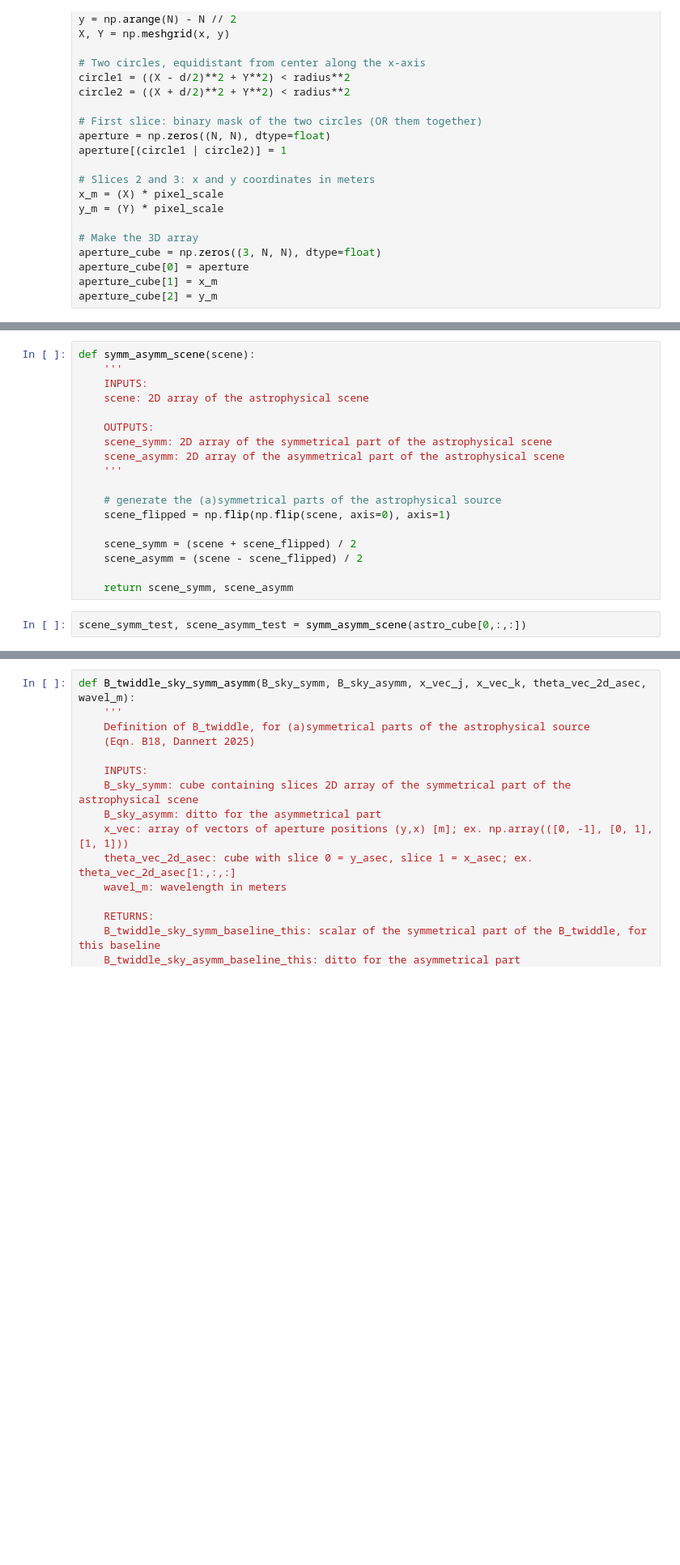
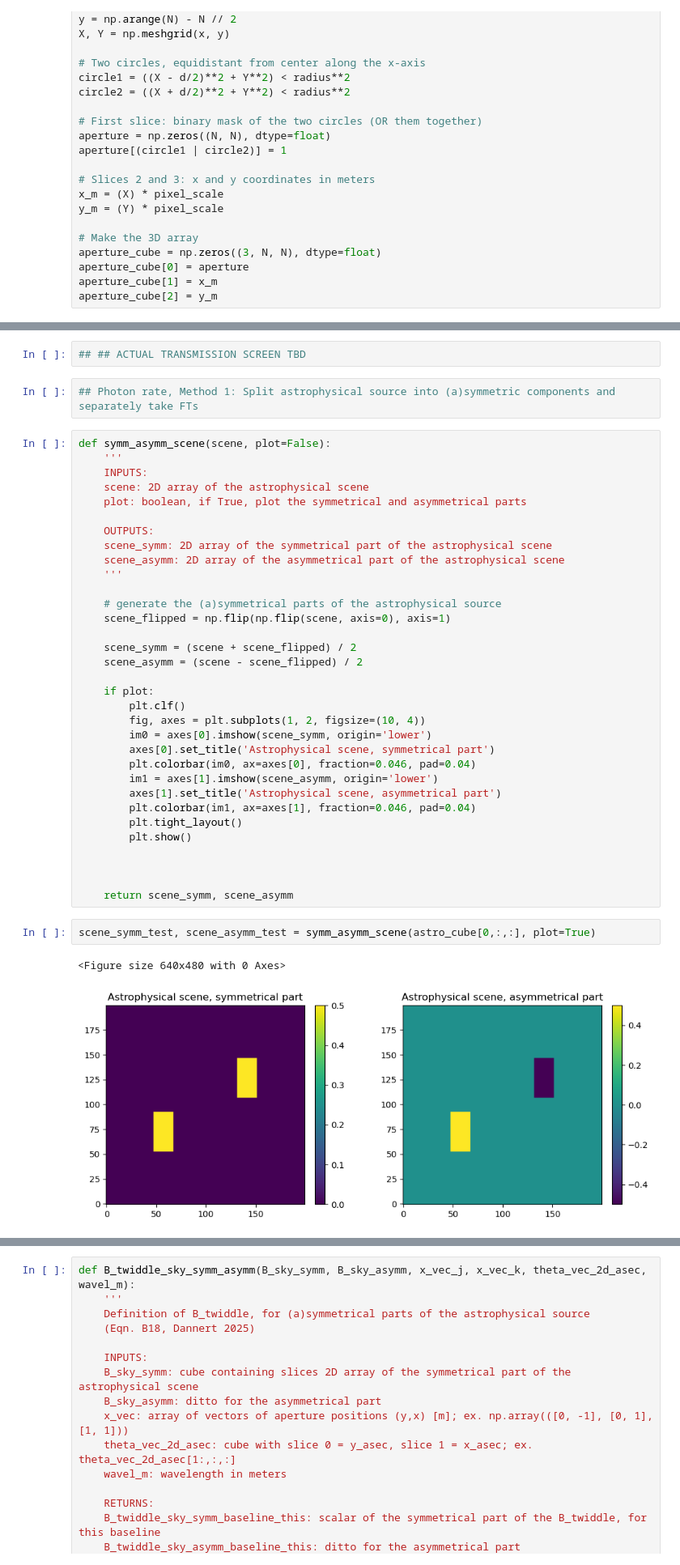
Before and after one commit to mwanakijiji/life_detectors, a Jupyter notebook: notebooks/dev_transmission_screens.ipynb, the cells around one changed output, grey strips where cells are left out. Shown at 81% size. Cells and saved outputs as stored; diff of their text form; blank space fills up the shorter version.

```diff
--- a/notebooks/dev_transmission_screens.ipynb
+++ b/notebooks/dev_transmission_screens.ipynb
@@ -269,8 +226,13 @@ plt.show()
+# %%
+## ## ACTUAL TRANSMISSION SCREEN TBD
+# %%
+## Photon rate, Method 1: Split astrophysical source into (a)symmetric components and separately take FTs
 # %%
-def symm_asymm_scene(scene):
+def symm_asymm_scene(scene, plot=False):
     '''
     INPUTS:
     scene: 2D array of the astrophysical scene
+    plot: boolean, if True, plot the symmetrical and asymmetrical parts
 
     OUTPUTS:
     scene_symm: 2D array of the symmetrical part of the astrophysical scene
@@ -283,6 +245,23 @@ def symm_asymm_scene(scene):
     scene_symm = (scene + scene_flipped) / 2
     scene_asymm = (scene - scene_flipped) / 2
 
+    if plot:
+        plt.clf()
+        fig, axes = plt.subplots(1, 2, figsize=(10, 4))
+        im0 = axes[0].imshow(scene_symm, origin='lower')
+        axes[0].set_title('Astrophysical scene, symmetrical part')
+        plt.colorbar(im0, ax=axes[0], fraction=0.046, pad=0.04)
+        im1 = axes[1].imshow(scene_asymm, origin='lower')
+        axes[1].set_title('Astrophysical scene, asymmetrical part')
+        plt.colorbar(im1, ax=axes[1], fraction=0.046, pad=0.04)
+        plt.tight_layout()
+        plt.show()
+
+
+
     return scene_symm, scene_asymm
 # %%
-scene_symm_test, scene_asymm_test = symm_asymm_scene(astro_cube[0,:,:])
+scene_symm_test, scene_asymm_test = symm_asymm_scene(astro_cube[0,:,:], plot=True)
+# %% [output]
+<Figure size 640x480 with 0 Axes>
+[figure, added]
```
Also changed, not shown: parts of 18 cells of this notebook.
